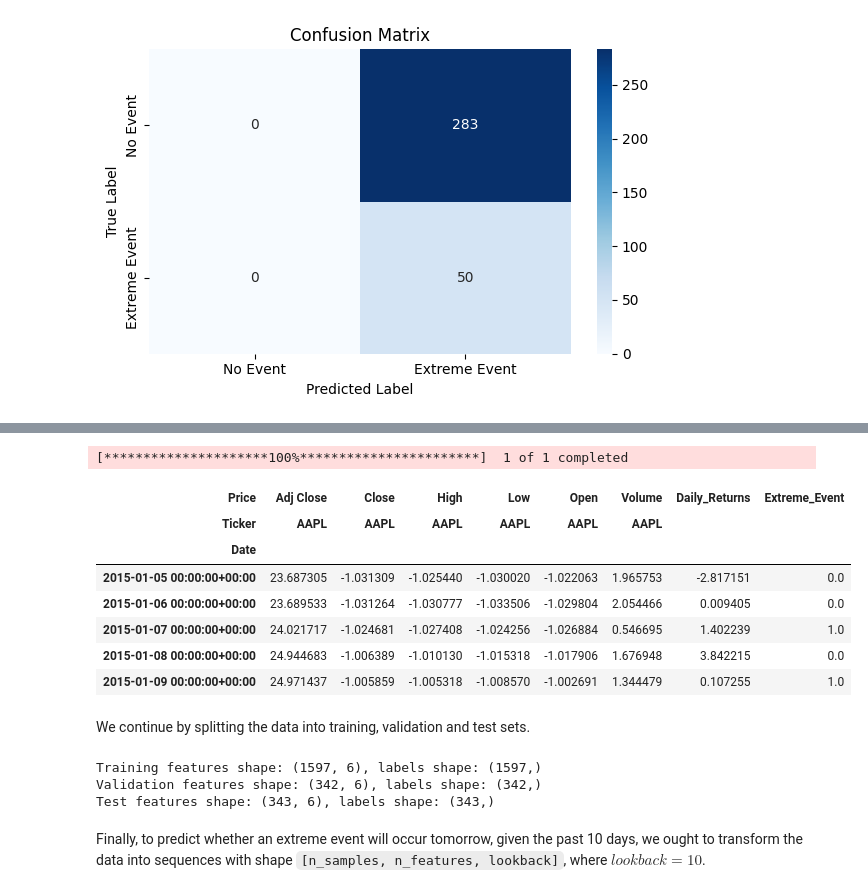
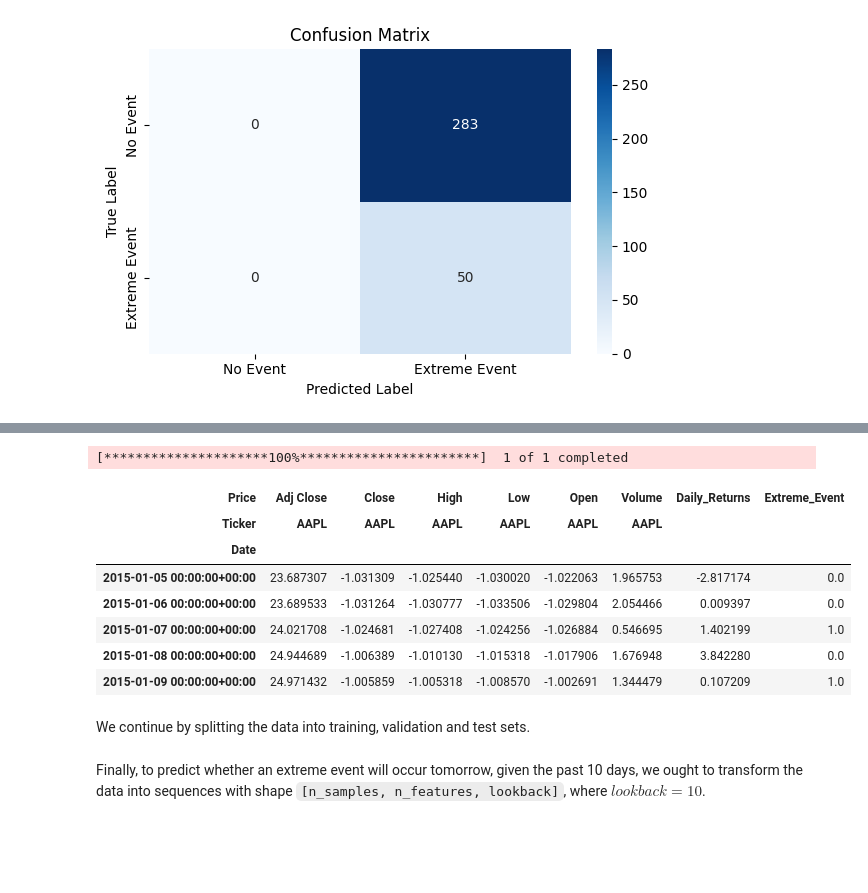
Before and after one commit to nmourdo/extreme_event_prediction, a Jupyter notebook: src/report.ipynb, the cells around one changed output, grey strips where cells are left out. Drawn from its saved outputs; the diff is of its cells as text; code cells hidden in the pictures; blank space fills up the shorter version.

```diff
--- a/report.ipynb
+++ b/src/report.ipynb
@@ -430,22 +423,22 @@ torch.manual_seed(42)
 # %%
-from src.data_preprocessing import StockDataPreprocessor
+from data_preprocessing import StockDataPreprocessor
 
 stock_prices = StockDataPreprocessor(
-        ticker="AAPL", start_date="2020-01-01", end_date="2024-01-01"
+        ticker="AAPL", start_date='2015-01-01', end_date='2024-01-31'
     ).download_and_prepare_stock_data()
 # Standardize the features
 stock_prices = StockDataPreprocessor.standardize_data(stock_prices, ['Open', 'High', 'Low', 'Close', 'Volume'])
 stock_prices.head()
 # %% [output]
 [*********************100%***********************]  1 of 1 completed
 | Price | Adj Close | Close | High | Low | Open | Volume | Daily_Returns | Extreme_Event |
 | Ticker | AAPL | AAPL | AAPL | AAPL | AAPL | AAPL |  |  |
 | Date |  |  |  |  |  |  |  |  |
-| 2015-01-05 00:00:00+00:00 | 23.687305 | -1.031309 | -1.025440 | -1.030020 | -1.022063 | 1.965753 | -2.817151 | 0.0 |
-| 2015-01-06 00:00:00+00:00 | 23.689533 | -1.031264 | -1.030777 | -1.033506 | -1.029804 | 2.054466 | 0.009405 | 0.0 |
-| 2015-01-07 00:00:00+00:00 | 24.021717 | -1.024681 | -1.027408 | -1.024256 | -1.026884 | 0.546695 | 1.402239 | 1.0 |
-| 2015-01-08 00:00:00+00:00 | 24.944683 | -1.006389 | -1.010130 | -1.015318 | -1.017906 | 1.676948 | 3.842215 | 0.0 |
-| 2015-01-09 00:00:00+00:00 | 24.971437 | -1.005859 | -1.005318 | -1.008570 | -1.002691 | 1.344479 | 0.107255 | 1.0 |
+| 2015-01-05 00:00:00+00:00 | 23.687307 | -1.031309 | -1.025440 | -1.030020 | -1.022063 | 1.965753 | -2.817174 | 0.0 |
+| 2015-01-06 00:00:00+00:00 | 23.689533 | -1.031264 | -1.030777 | -1.033506 | -1.029804 | 2.054466 | 0.009397 | 0.0 |
+| 2015-01-07 00:00:00+00:00 | 24.021708 | -1.024681 | -1.027408 | -1.024256 | -1.026884 | 0.546695 | 1.402199 | 1.0 |
+| 2015-01-08 00:00:00+00:00 | 24.944689 | -1.006389 | -1.010130 | -1.015318 | -1.017906 | 1.676948 | 3.842280 | 0.0 |
+| 2015-01-09 00:00:00+00:00 | 24.971432 | -1.005859 | -1.005318 | -1.008570 | -1.002691 | 1.344479 | 0.107209 | 1.0 |
 # %% [markdown]
 We continue by splitting the data into training, validation and test sets.
 # %%
@@ -457,10 +450,6 @@ X_train, y_train, X_val, y_val, X_test, y_test = StockDataPreprocessor.split_dat
     train_ratio=0.7,
     val_ratio=0.85,
 )
-# %% [output]
-Training features shape: (1597, 6), labels shape: (1597,)
-Validation features shape: (342, 6), labels shape: (342,)
-Test features shape: (343, 6), labels shape: (343,)
 # %% [markdown]
 Finally, to predict whether an extreme event will occur tomorrow, given the past 10 days, we ought to transform the data into sequences with shape `[n_samples, n_features, lookback]`, where $lookback = 10$.
 # %%
```
Also changed, not shown: parts of 32 cells of this notebook, 12 other files.
